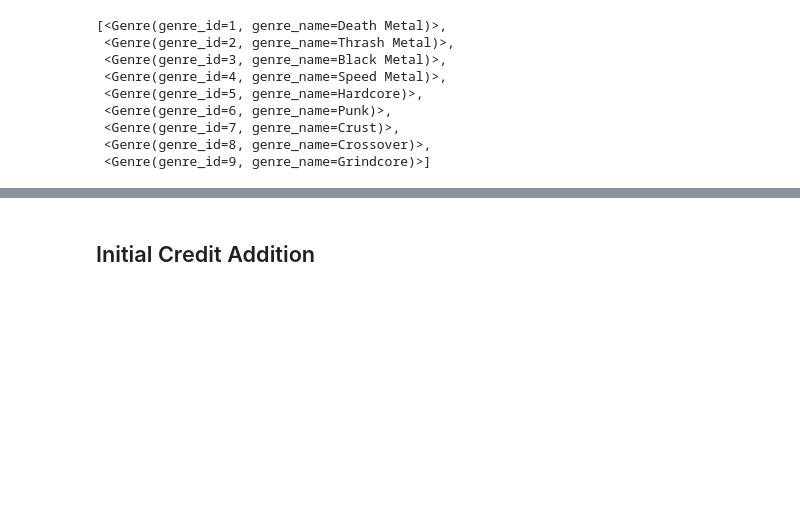
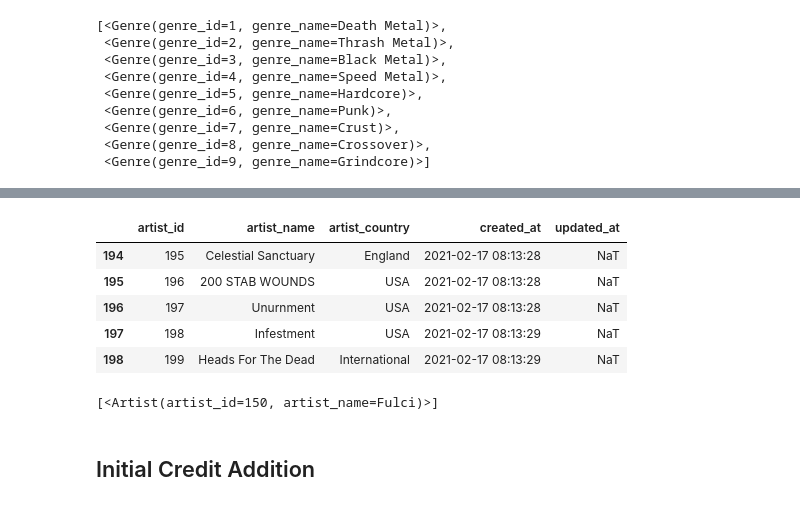
Before and after one commit to rbuerki/death-metal-disco, a Jupyter notebook: dev/z_prod_export_and_import_data.ipynb, the cells around one changed output, grey strips where cells are left out. Drawn from its saved outputs; the diff is of its cells as text; code cells hidden in the pictures; blank space fills up the shorter version.

```diff
--- a/dev/prod_export_and_import_data.ipynb
+++ b/dev/z_prod_export_and_import_data.ipynb
@@ -250,3 +262,16 @@ session.query(func.avg(CreditTrx.credit_value)).all()[0][0]
+# %%
+pd.read_sql("artists", engine).tail()
+# %% [output]
+|  | artist_id | artist_name | artist_country | created_at | updated_at |
+| 194 | 195 | Celestial Sanctuary | England | 2021-02-17 08:13:28 | NaT |
+| 195 | 196 | 200 STAB WOUNDS | USA | 2021-02-17 08:13:28 | NaT |
+| 196 | 197 | Unurnment | USA | 2021-02-17 08:13:28 | NaT |
+| 197 | 198 | Infestment | USA | 2021-02-17 08:13:29 | NaT |
+| 198 | 199 | Heads For The Dead | International | 2021-02-17 08:13:29 | NaT |
+# %%
+session.query(Artist).filter(Artist.artist_name.ilike("fulci")).all()
+# %% [output]
+[<Artist(artist_id=150, artist_name=Fulci)>]
 # %% [markdown]
 ## Initial Credit Addition
 # %%
```
Also changed, not shown: parts of 8 cells of this notebook, 9 other files.
